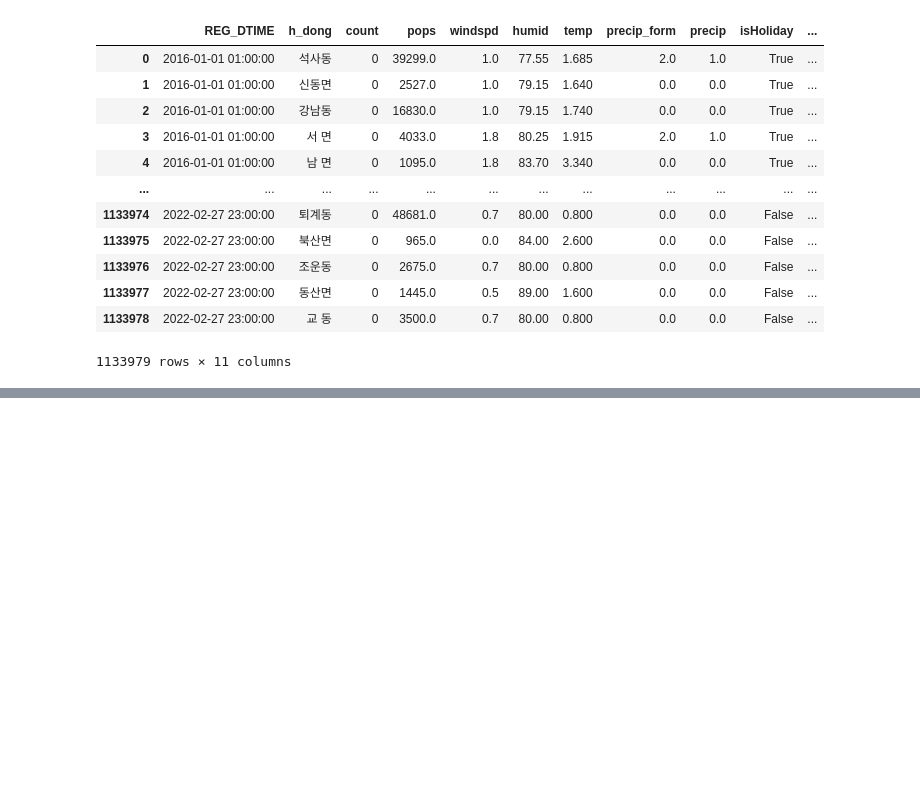
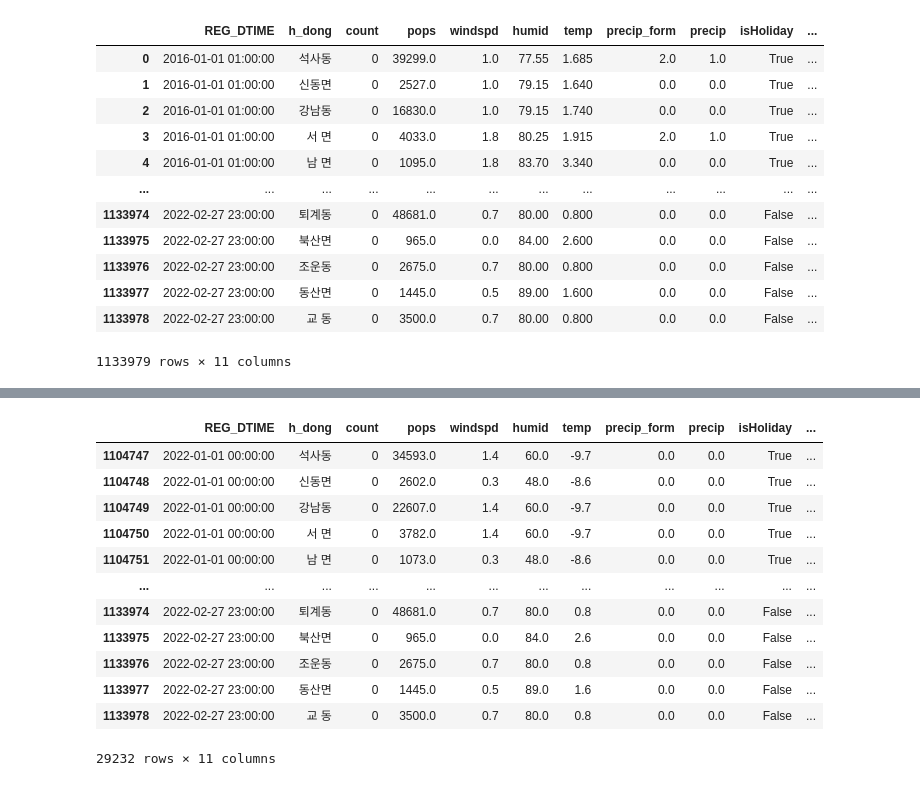
Before and after one commit to sigongjoa/Emergency_Demand, a Jupyter notebook: TFT/2022_12_28_TEST_new_data_training_spatial_aggregate/spatial_agg_apply.ipynb, the cells around one changed output, grey strips where cells are left out. Drawn from its saved outputs; the diff is of its cells as text; code cells hidden in the pictures; blank space fills up the shorter version.

```diff
--- a/TFT/2022_12_28_TEST_new_data_training_spatial_aggregate/spatial_agg_apply.ipynb
+++ b/TFT/2022_12_28_TEST_new_data_training_spatial_aggregate/spatial_agg_apply.ipynb
@@ -155,0 +159,17 @@ data
+# %%
+test_data = data[~data['REG_DTIME'].isin(dt)]
+test_data
+# %% [output]
+|  | REG_DTIME | h_dong | count | pops | windspd | humid | temp | precip_form | precip | isHoliday | ... |
+| 1104747 | 2022-01-01 00:00:00 | 석사동 | 0 | 34593.0 | 1.4 | 60.0 | -9.7 | 0.0 | 0.0 | True | ... |
+| 1104748 | 2022-01-01 00:00:00 | 신동면 | 0 | 2602.0 | 0.3 | 48.0 | -8.6 | 0.0 | 0.0 | True | ... |
+| 1104749 | 2022-01-01 00:00:00 | 강남동 | 0 | 22607.0 | 1.4 | 60.0 | -9.7 | 0.0 | 0.0 | True | ... |
+| 1104750 | 2022-01-01 00:00:00 | 서 면 | 0 | 3782.0 | 1.4 | 60.0 | -9.7 | 0.0 | 0.0 | True | ... |
+| 1104751 | 2022-01-01 00:00:00 | 남 면 | 0 | 1073.0 | 0.3 | 48.0 | -8.6 | 0.0 | 0.0 | True | ... |
+| ... | ... | ... | ... | ... | ... | ... | ... | ... | ... | ... | ... |
+| 1133974 | 2022-02-27 23:00:00 | 퇴계동 | 0 | 48681.0 | 0.7 | 80.0 | 0.8 | 0.0 | 0.0 | False | ... |
+| 1133975 | 2022-02-27 23:00:00 | 북산면 | 0 | 965.0 | 0.0 | 84.0 | 2.6 | 0.0 | 0.0 | False | ... |
+| 1133976 | 2022-02-27 23:00:00 | 조운동 | 0 | 2675.0 | 0.7 | 80.0 | 0.8 | 0.0 | 0.0 | False | ... |
+| 1133977 | 2022-02-27 23:00:00 | 동산면 | 0 | 1445.0 | 0.5 | 89.0 | 1.6 | 0.0 | 0.0 | False | ... |
+| 1133978 | 2022-02-27 23:00:00 | 교 동 | 0 | 3500.0 | 0.7 | 80.0 | 0.8 | 0.0 | 0.0 | False | ... |
+29232 rows × 11 columns
```
Also changed, not shown: parts of 8 cells of this notebook.
